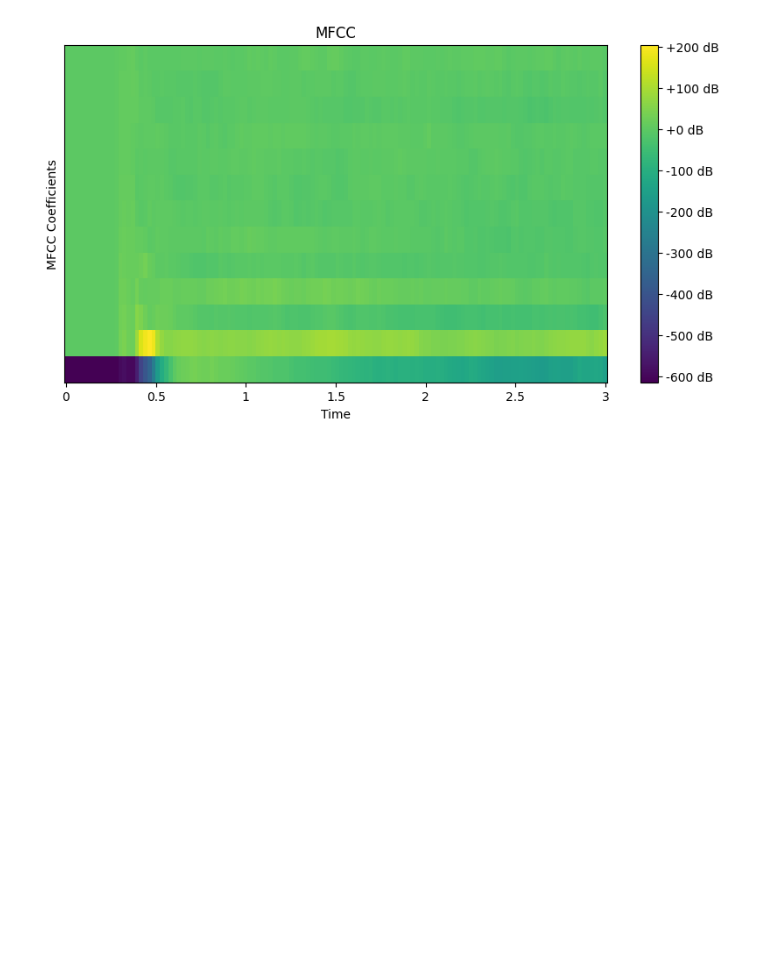
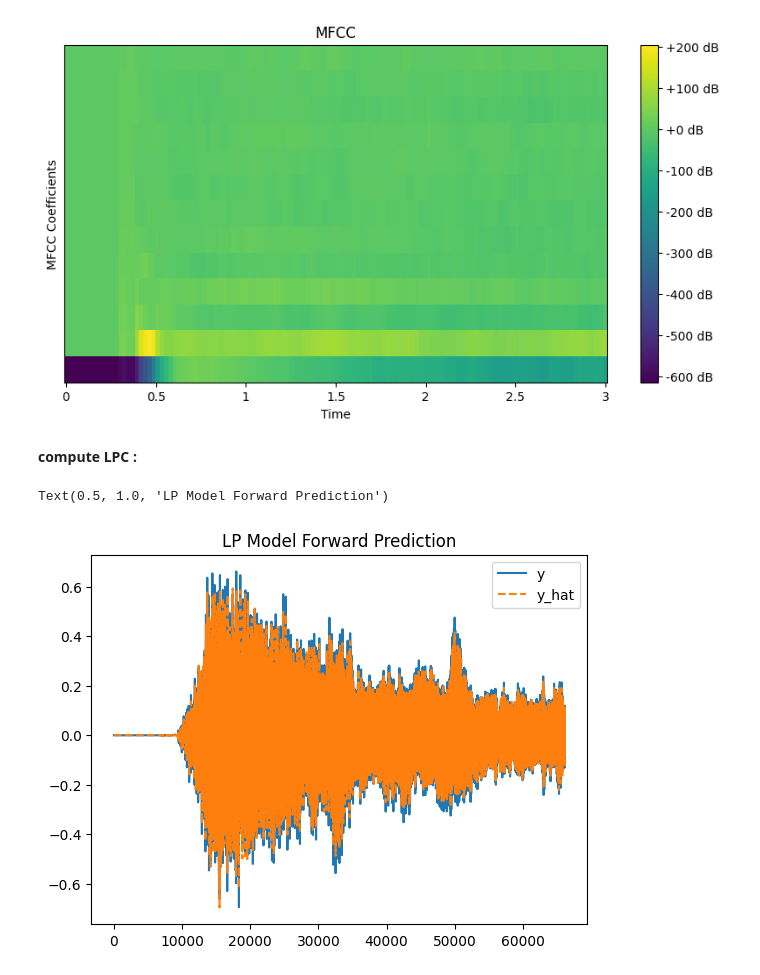
Before and after one commit to rnks2003/ai043_ml, a Jupyter notebook: mlHandsOn/audioClassification.ipynb, the cells around one changed output. Cells and saved outputs as stored; diff of their text form; code cells hidden in the pictures; blank space fills up the shorter version.

```diff
--- a/mlHandsOn/audioClassification.ipynb
+++ b/mlHandsOn/audioClassification.ipynb
@@ -47,3 +41,18 @@ plt.ylabel('MFCC Coefficients')
 plt.show()
 # %% [output]
 [figure]
+# %% [markdown]
+**compute LPC :**
+# %%
+a = librosa.lpc(y, order=2)
+b = np.hstack([[0], -1 * a[1:]])
+y_hat = scipy.signal.lfilter(b, [1], y)
+# %%
+fig, ax = plt.subplots()
+ax.plot(y)
+ax.plot(y_hat, linestyle='--')
+ax.legend(['y', 'y_hat'])
+ax.set_title('LP Model Forward Prediction')
+# %% [output]
+Text(0.5, 1.0, 'LP Model Forward Prediction')
+[figure, added]
```
Also changed, not shown: parts of 2 cells of this notebook.
